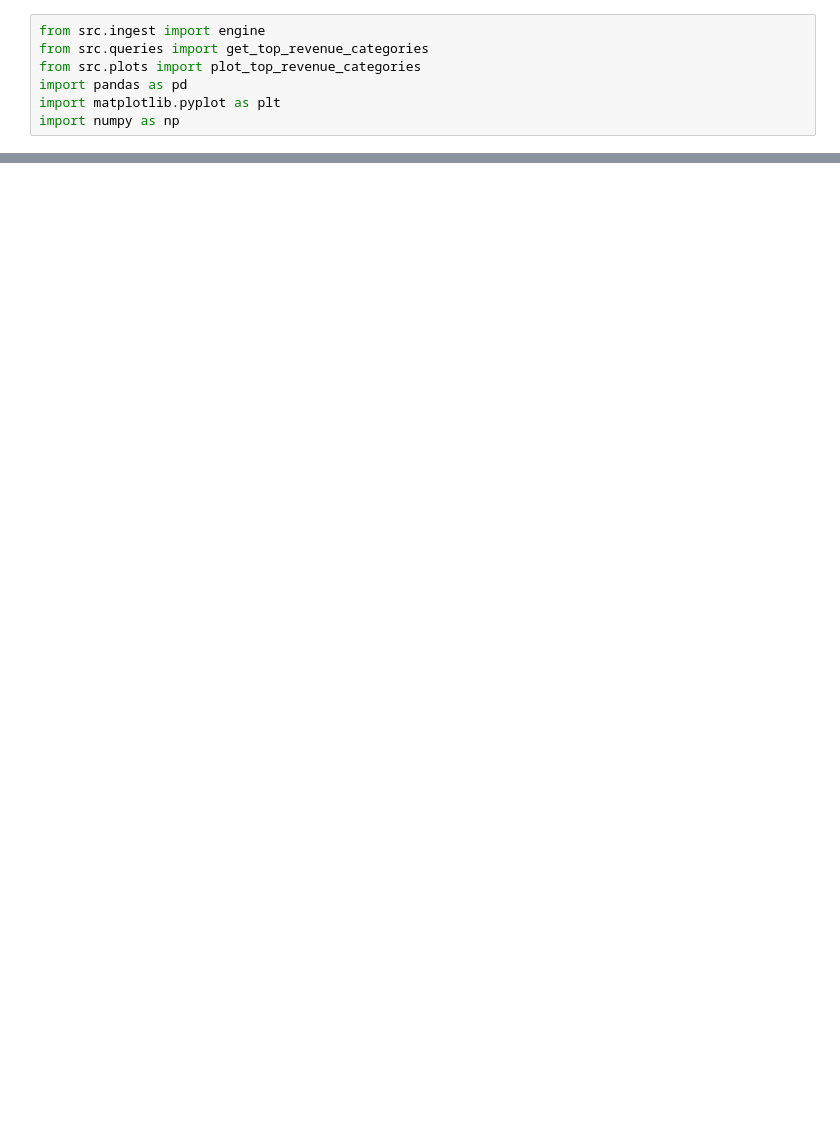
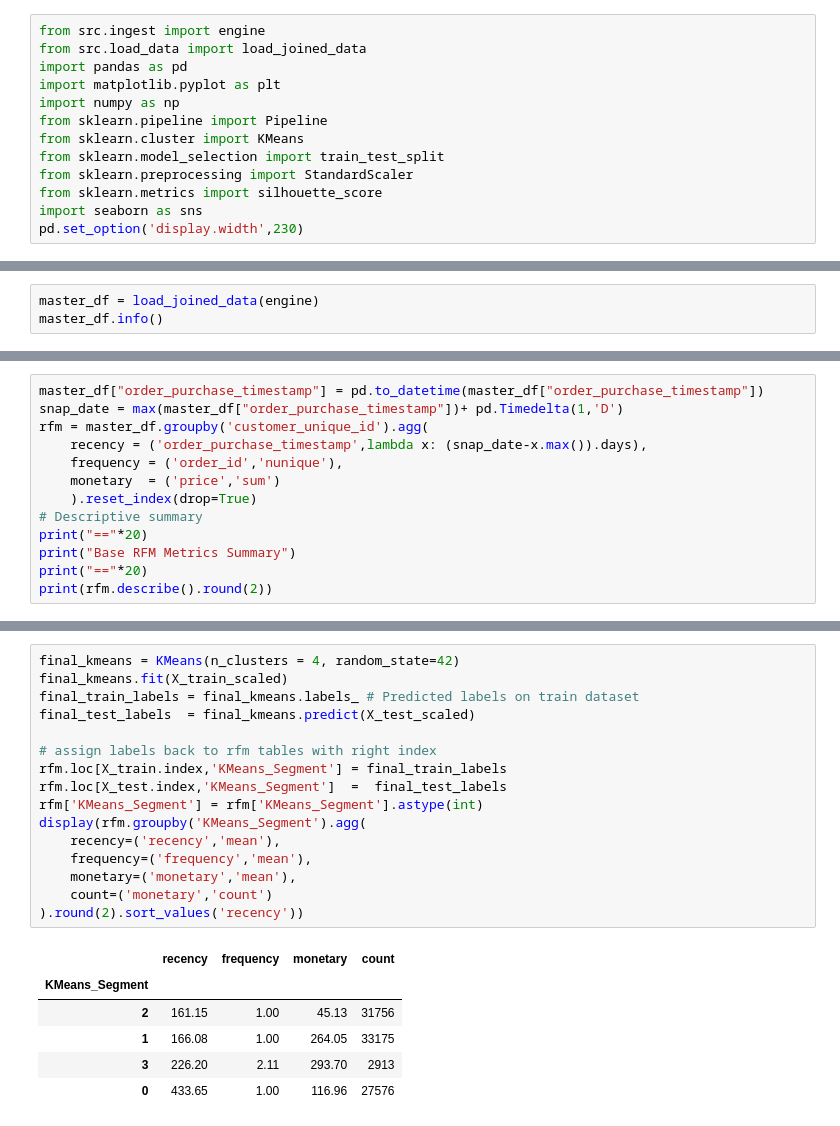
Before and after one commit to aguchhait-stack/olist-supply-chain-analytics, a Jupyter notebook: notebook.ipynb, the cells around one changed output, grey strips where cells are left out. Saved outputs shown, nothing was run; the diff lists cells and outputs as text; blank space fills up the shorter version.

```diff
--- a/notebook.ipynb
+++ b/notebook.ipynb
@@ -1,7 +1,13 @@
 # %%
 from src.ingest import engine
-from src.queries import get_top_revenue_categories
-from src.plots import plot_top_revenue_categories
+from src.load_data import load_joined_data
 import pandas as pd
 import matplotlib.pyplot as plt
 import numpy as np
+from sklearn.pipeline import Pipeline
+from sklearn.cluster import KMeans
+from sklearn.model_selection import train_test_split
+from sklearn.preprocessing import StandardScaler
+from sklearn.metrics import silhouette_score
+import seaborn as sns
+pd.set_option('display.width',230)
@@ -25,0 +44,3 @@ display(tables)
+# %%
+master_df = load_joined_data(engine)
+master_df.info()
@@ -32,0 +68,13 @@ plot_top_revenue_categories(data)
+# %%
+master_df["order_purchase_timestamp"] = pd.to_datetime(master_df["order_purchase_timestamp"])
+snap_date = max(master_df["order_purchase_timestamp"])+ pd.Timedelta(1,'D')
+rfm = master_df.groupby('customer_unique_id').agg(
+    recency = ('order_purchase_timestamp',lambda x: (snap_date-x.max()).days),
+    frequency = ('order_id','nunique'),
+    monetary  = ('price','sum')
+    ).reset_index(drop=True)
+# Descriptive summary
+print("=="*20)
+print("Base RFM Metrics Summary")
+print("=="*20)
+print(rfm.describe().round(2))
@@ -32,0 +170,23 @@ plot_top_revenue_categories(data)
+# %%
+final_kmeans = KMeans(n_clusters = 4, random_state=42)
+final_kmeans.fit(X_train_scaled)
+final_train_labels = final_kmeans.labels_ # Predicted labels on train dataset
+final_test_labels  = final_kmeans.predict(X_test_scaled)
+
+# assign labels back to rfm tables with right index
+rfm.loc[X_train.index,'KMeans_Segment'] = final_train_labels
+rfm.loc[X_test.index,'KMeans_Segment']  =  final_test_labels
+rfm['KMeans_Segment'] = rfm['KMeans_Segment'].astype(int)
+display(rfm.groupby('KMeans_Segment').agg(
+    recency=('recency','mean'),
+    frequency=('frequency','mean'),
+    monetary=('monetary','mean'),
+    count=('monetary','count')
+).round(2).sort_values('recency'))
+# %% [output]
+|  | recency | frequency | monetary | count |
+| KMeans_Segment |  |  |  |  |
+| 2 | 161.15 | 1.00 | 45.13 | 31756 |
+| 1 | 166.08 | 1.00 | 264.05 | 33175 |
+| 3 | 226.20 | 2.11 | 293.70 | 2913 |
+| 0 | 433.65 | 1.00 | 116.96 | 27576 |
```
Also changed, not shown: parts of 9 cells of this notebook, 9 other files.
